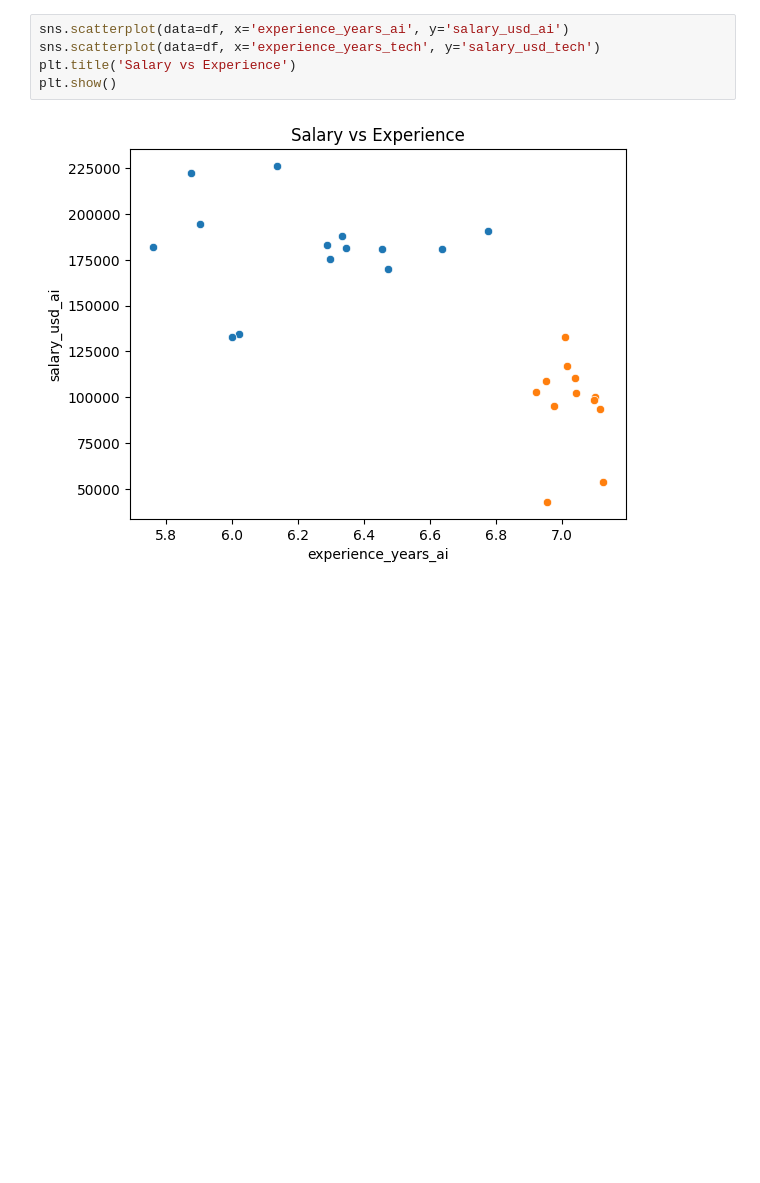
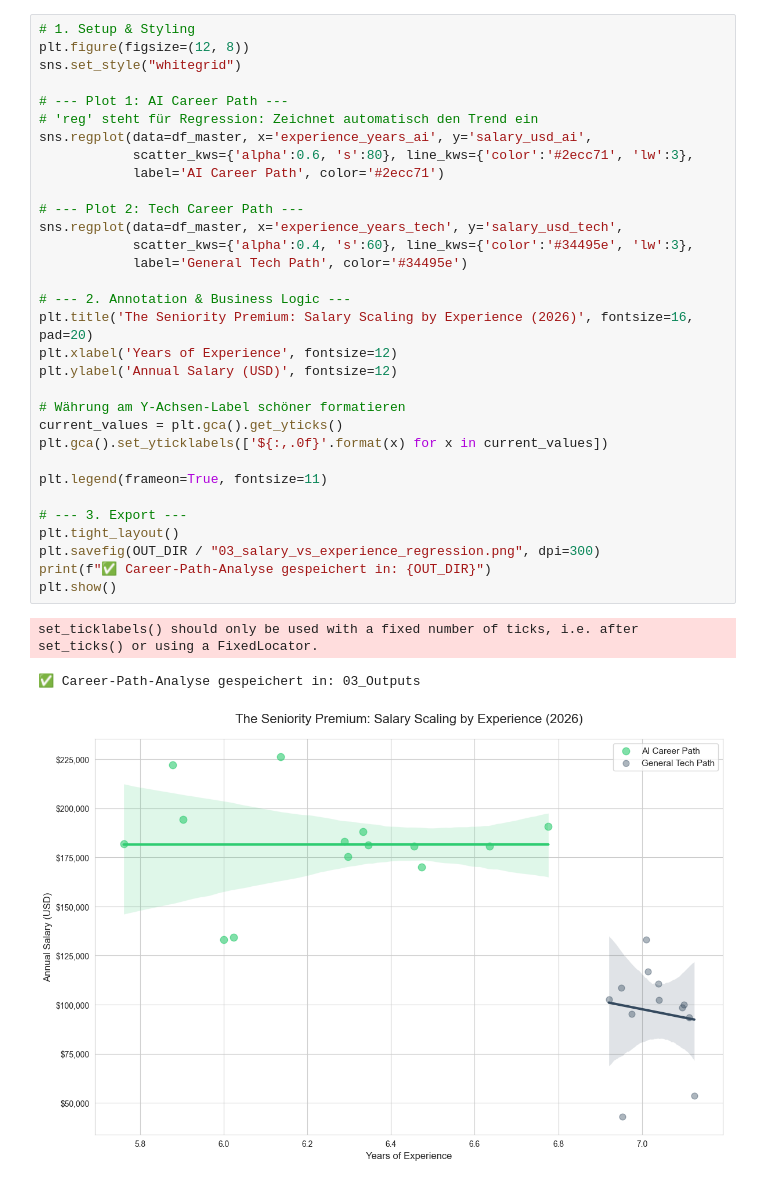
Before and after one commit to CypherTyphoon/Portfolio_Insights, a Jupyter notebook: 03_AI_Jobs_Cities.ipynb, the cells around one changed output. Saved outputs shown, nothing was run; the diff lists cells and outputs as text; blank space fills up the shorter version.

```diff
--- a/03_AI_Jobs_Cities.ipynb
+++ b/03_AI_Jobs_Cities.ipynb
@@ -224,8 +495,37 @@ plt.show()
 # %%
-sns.scatterplot(data=df, x='experience_years_ai', y='salary_usd_ai')
-sns.scatterplot(data=df, x='experience_years_tech', y='salary_usd_tech')
-plt.title('Salary vs Experience')
+# 1. Setup & Styling
+plt.figure(figsize=(12, 8))
+sns.set_style("whitegrid")
+
+# --- Plot 1: AI Career Path ---
+# 'reg' steht für Regression: Zeichnet automatisch den Trend ein
+sns.regplot(data=df_master, x='experience_years_ai', y='salary_usd_ai',
+            scatter_kws={'alpha':0.6, 's':80}, line_kws={'color':'#2ecc71', 'lw':3},
+            label='AI Career Path', color='#2ecc71')
+
+# --- Plot 2: Tech Career Path ---
+sns.regplot(data=df_master, x='experience_years_tech', y='salary_usd_tech',
+            scatter_kws={'alpha':0.4, 's':60}, line_kws={'color':'#34495e', 'lw':3},
+            label='General Tech Path', color='#34495e')
+
+# --- 2. Annotation & Business Logic ---
+plt.title('The Seniority Premium: Salary Scaling by Experience (2026)', fontsize=16, pad=20)
+plt.xlabel('Years of Experience', fontsize=12)
+plt.ylabel('Annual Salary (USD)', fontsize=12)
+
+# Währung am Y-Achsen-Label schöner formatieren
+current_values = plt.gca().get_yticks()
+plt.gca().set_yticklabels(['${:,.0f}'.format(x) for x in current_values])
+
+plt.legend(frameon=True, fontsize=11)
+
+# --- 3. Export ---
+plt.tight_layout()
+plt.savefig(OUT_DIR / "03_salary_vs_experience_regression.png", dpi=300)
+print(f"✅ Career-Path-Analyse gespeichert in: {OUT_DIR}")
 plt.show()
 # %% [output]
+set_ticklabels() should only be used with a fixed number of ticks, i.e. after set_ticks() or using a FixedLocator.
+✅ Career-Path-Analyse gespeichert in: 03_Outputs
-[figure, old version]
+[figure, new version]
 # %%
```
Also changed, not shown: parts of 26 cells of this notebook, 24 other files.
